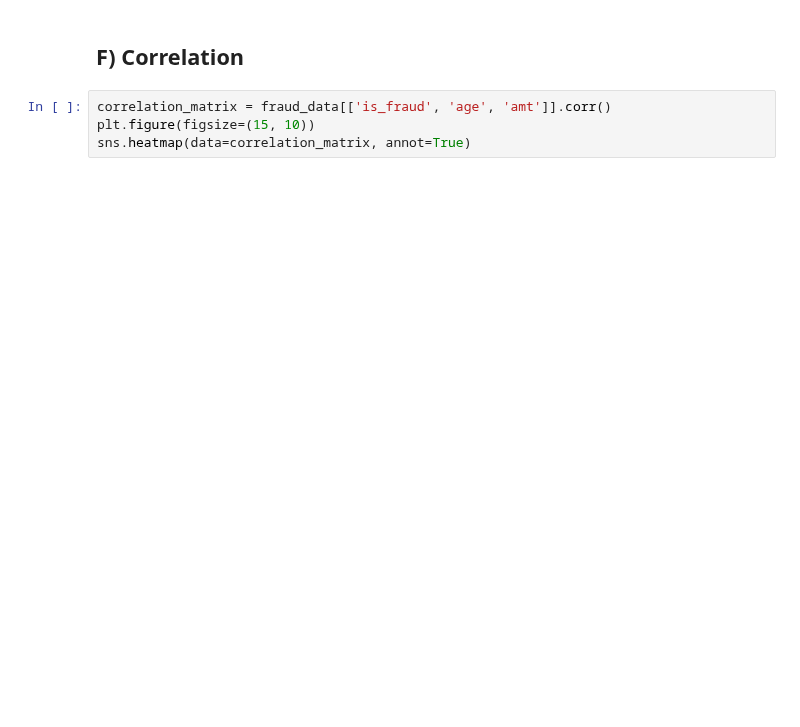
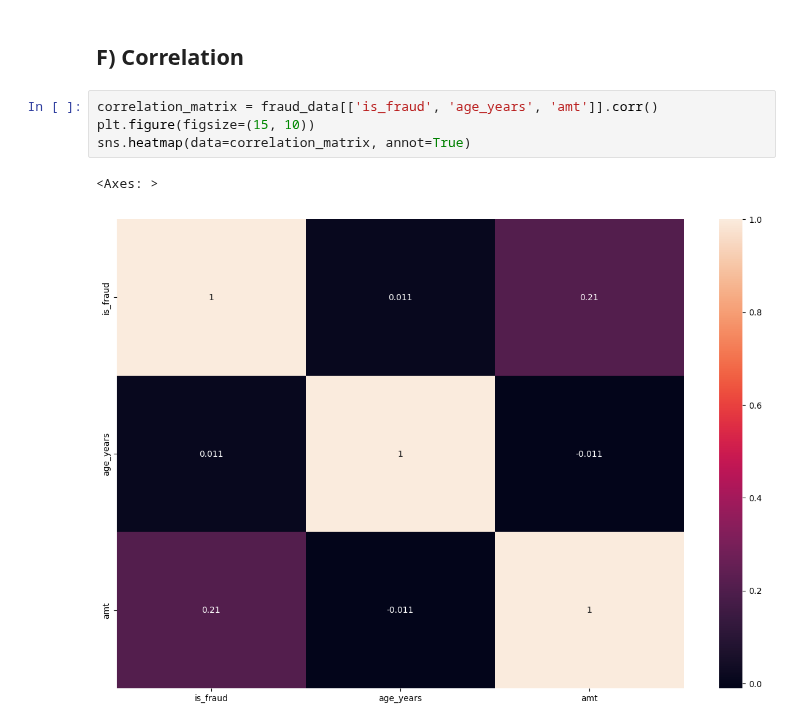
Before and after one commit to arthuralbarelli/ml-credit-card-fraud-detection, a Jupyter notebook: notebooks/credit_card_fraud_exploratory_analysis.ipynb, the cells around one changed output. Drawn from its saved outputs; the diff is of its cells as text; blank space fills up the shorter version.

```diff
--- a/notebooks/credit_card_fraud_exploratory_analysis.ipynb
+++ b/notebooks/credit_card_fraud_exploratory_analysis.ipynb
@@ -313,6 +308,9 @@ processed_df.head()
 # %% [markdown]
 ## F) Correlation
 # %%
-correlation_matrix = fraud_data[['is_fraud', 'age', 'amt']].corr()
+correlation_matrix = fraud_data[['is_fraud', 'age_years', 'amt']].corr()
 plt.figure(figsize=(15, 10))
 sns.heatmap(data=correlation_matrix, annot=True)
+# %% [output]
+<Axes: >
+[figure, added]
```
Also changed, not shown: parts of 9 cells of this notebook, 1 other file.
